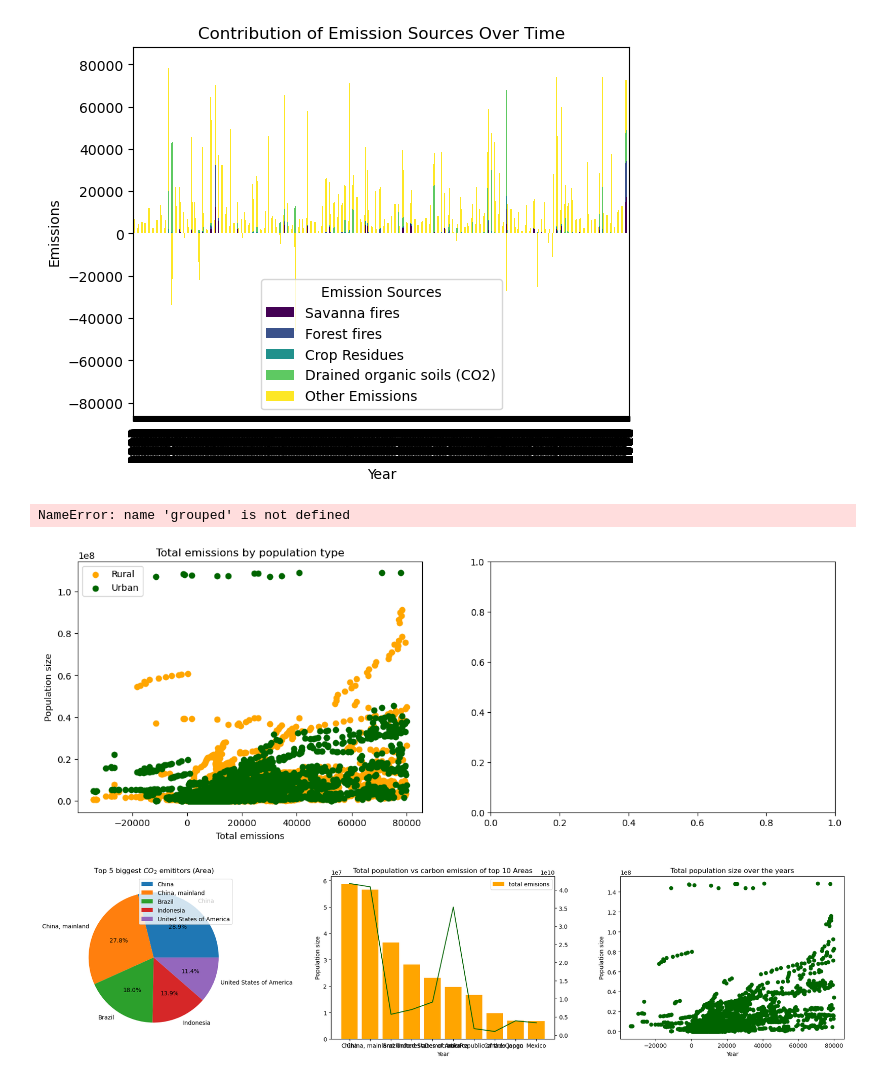
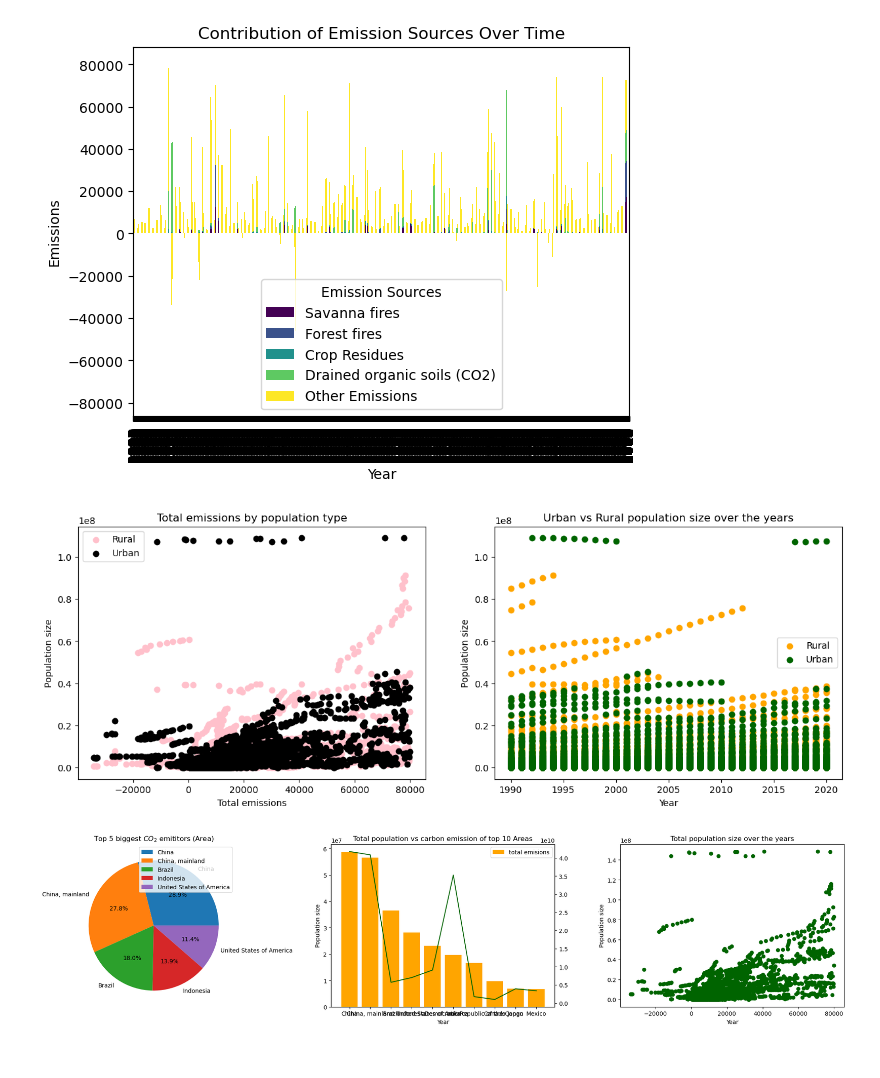
Before and after one commit to Mikateko0926/2401PTDS_Regression_Project, a Jupyter notebook: Regression Project CO2 emissions.ipynb, the cells around one changed output. Saved outputs shown, nothing was run; the diff lists cells and outputs as text; code cells hidden in the pictures.

```diff
--- a/Regression Project CO2 emissions.ipynb
+++ b/Regression Project CO2 emissions.ipynb
@@ -398,24 +398,24 @@ plt.show()
 # %%
 fig , axs = plt.subplots(1, 2, figsize=(15, 5))
 
-axs[0].scatter(df.total_emission, df['Rural population'], color = 'orange', label = "Rural")
-axs[0].scatter(df.total_emission, df['Urban population'], color = "darkgreen" ,label = "Urban")
+axs[0].scatter(df.total_emission, df['Rural population'], color = 'pink', label = "Rural")
+axs[0].scatter(df.total_emission, df['Urban population'], color = "black" ,label = "Urban")
 axs[0].legend()
 axs[0].set_ylabel('Population size')
 axs[0].set_xlabel('Total emissions')
 axs[0].set_title('Total emissions by population type')
 
-axs[1].plot(grouped.Year, grouped['Rural population'], color = 'orange', label = "Rural")
-axs[1].plot(grouped.Year, grouped['Urban population'], color = "darkgreen" ,label = "Urban")
+
+axs[1].scatter(df.Year, df['Rural population'], color = 'orange', label = "Rural")
+axs[1].scatter(df.Year, df['Urban population'], color = "darkgreen" ,label = "Urban")
 axs[1].legend()
 axs[1].set_ylabel('Population size')
 axs[1].set_xlabel('Year')
 axs[1].set_title('Urban vs Rural population size over the years')
 
 fig.show()
 # %% [output]
-NameError: name 'grouped' is not defined
-[figure, old version]
+[figure, new version]
 # %%
 fig , axs = plt.subplots(1, 3, figsize=(20, 5))
 total = sum(df_copy.total_emission)
```
